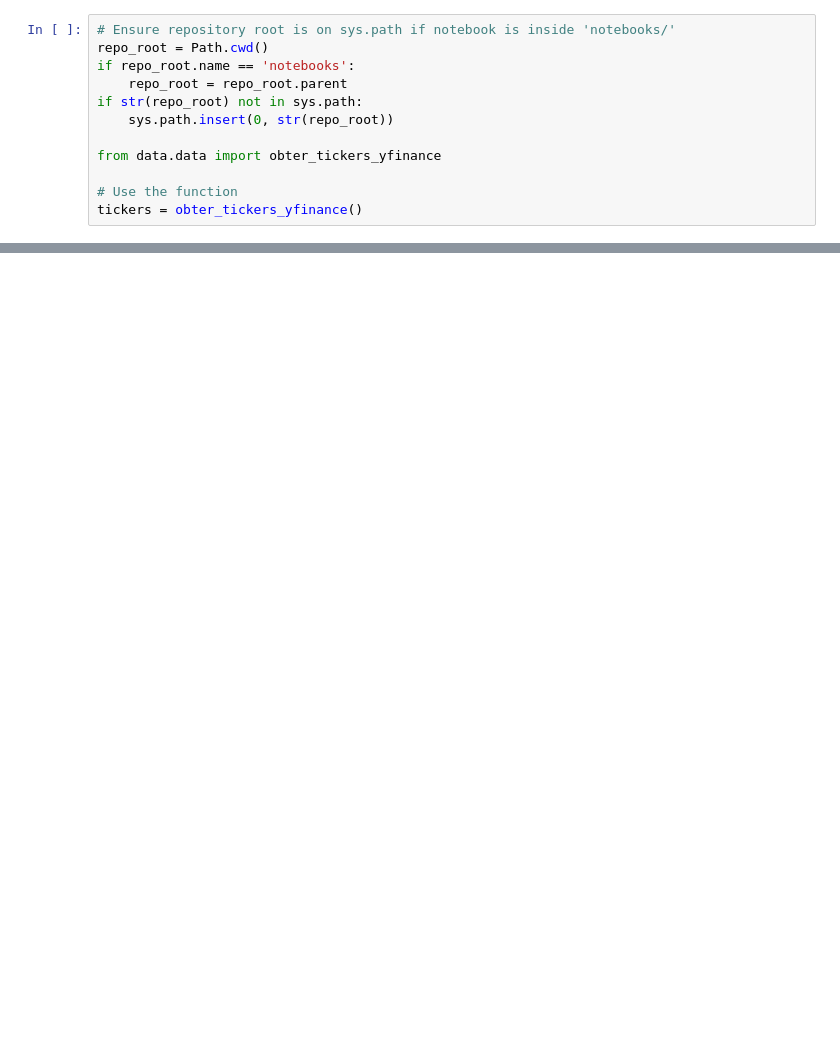
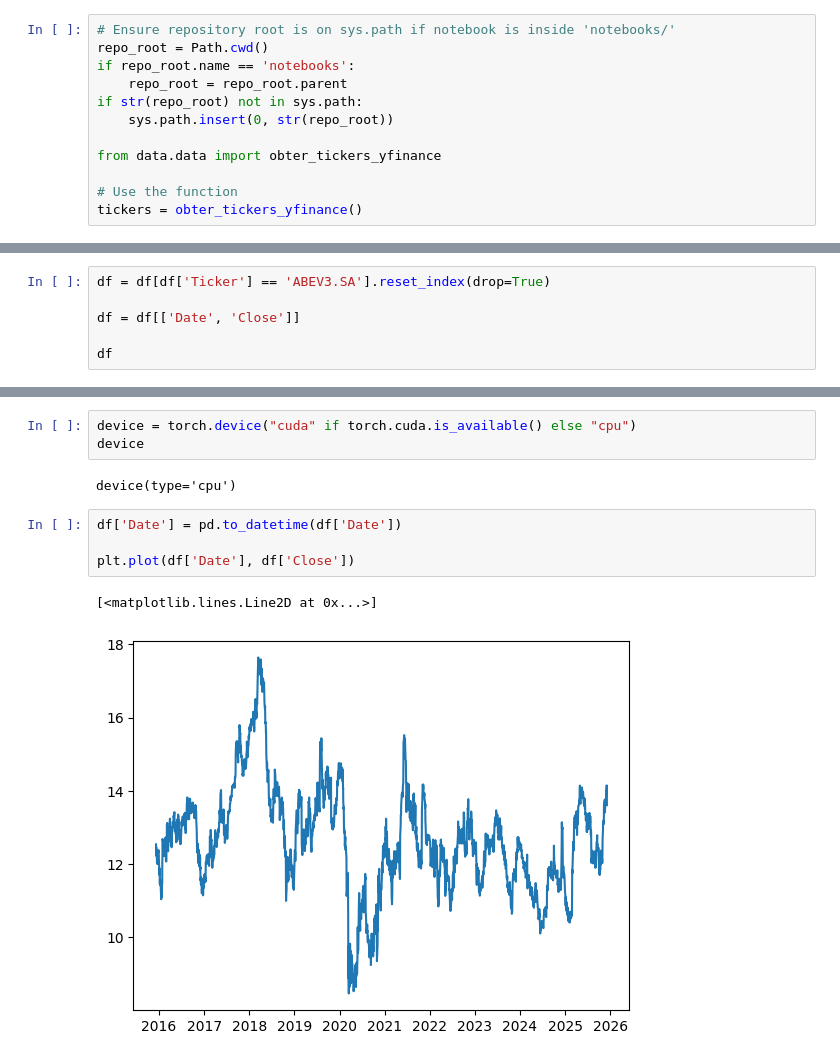
Before and after one commit to udanielsantin/stock_predictor_lstm_model, a Jupyter notebook: notebooks/train_ibov_lstm.ipynb, the cells around one changed output, grey strips where cells are left out. Drawn from its saved outputs; the diff is of its cells as text; blank space fills up the shorter version.

```diff
--- a/notebooks/train_ibov_lstm.ipynb
+++ b/notebooks/train_ibov_lstm.ipynb
@@ -38,0 +40,6 @@ df = df.reset_index().rename(columns={'level_1': 'Ticker'})
+# %%
+df = df[df['Ticker'] == 'ABEV3.SA'].reset_index(drop=True)
+
+df = df[['Date', 'Close']]
+
+df
@@ -38,0 +60,12 @@ df = df.reset_index().rename(columns={'level_1': 'Ticker'})
+# %%
+device = torch.device("cuda" if torch.cuda.is_available() else "cpu")
+device
+# %% [output]
+device(type='cpu')
+# %%
+df['Date'] = pd.to_datetime(df['Date'])
+
+plt.plot(df['Date'], df['Close'])
+# %% [output]
+[<matplotlib.lines.Line2D at 0x...>]
+[figure, added]
```
Also changed, not shown: parts of 5 cells of this notebook, 23 other files.
